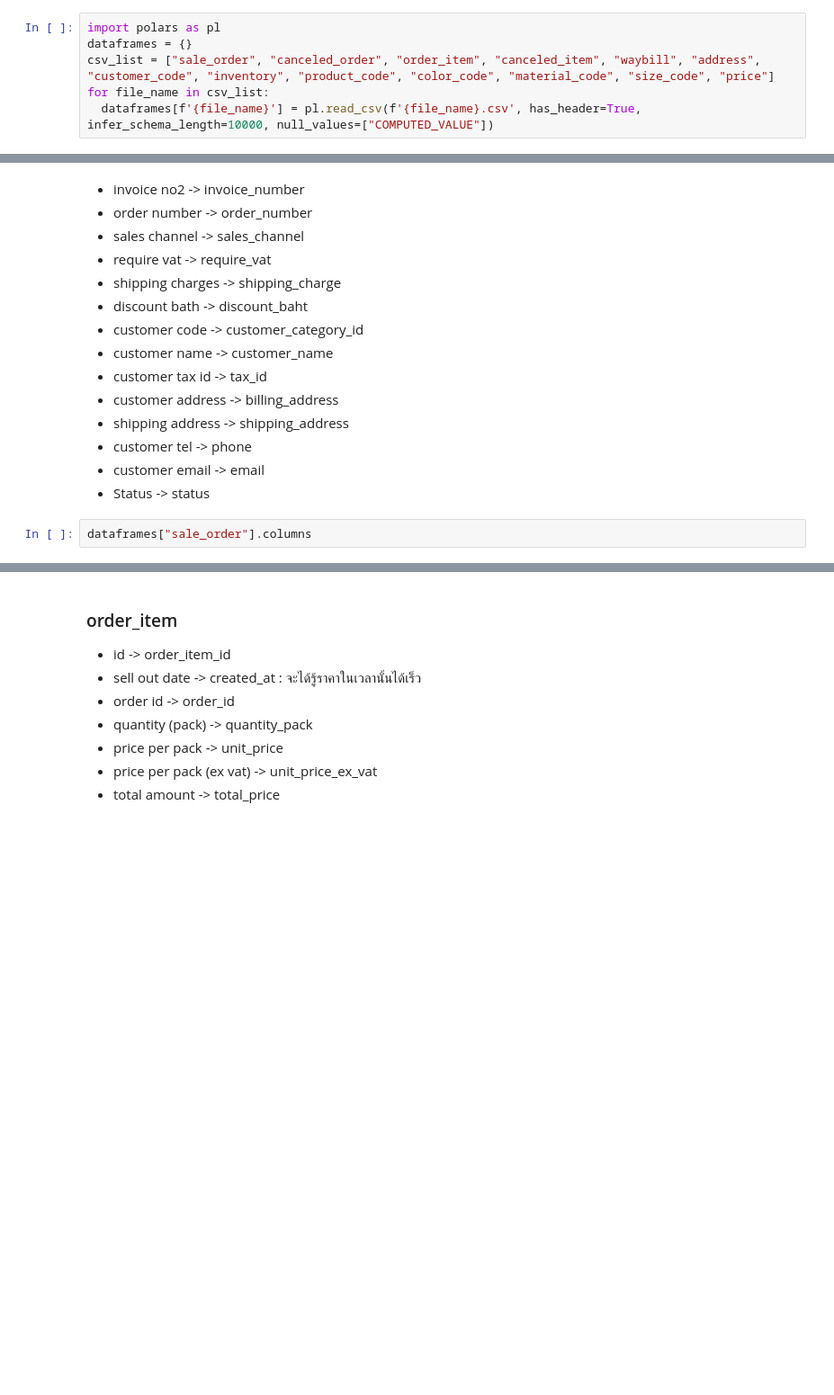
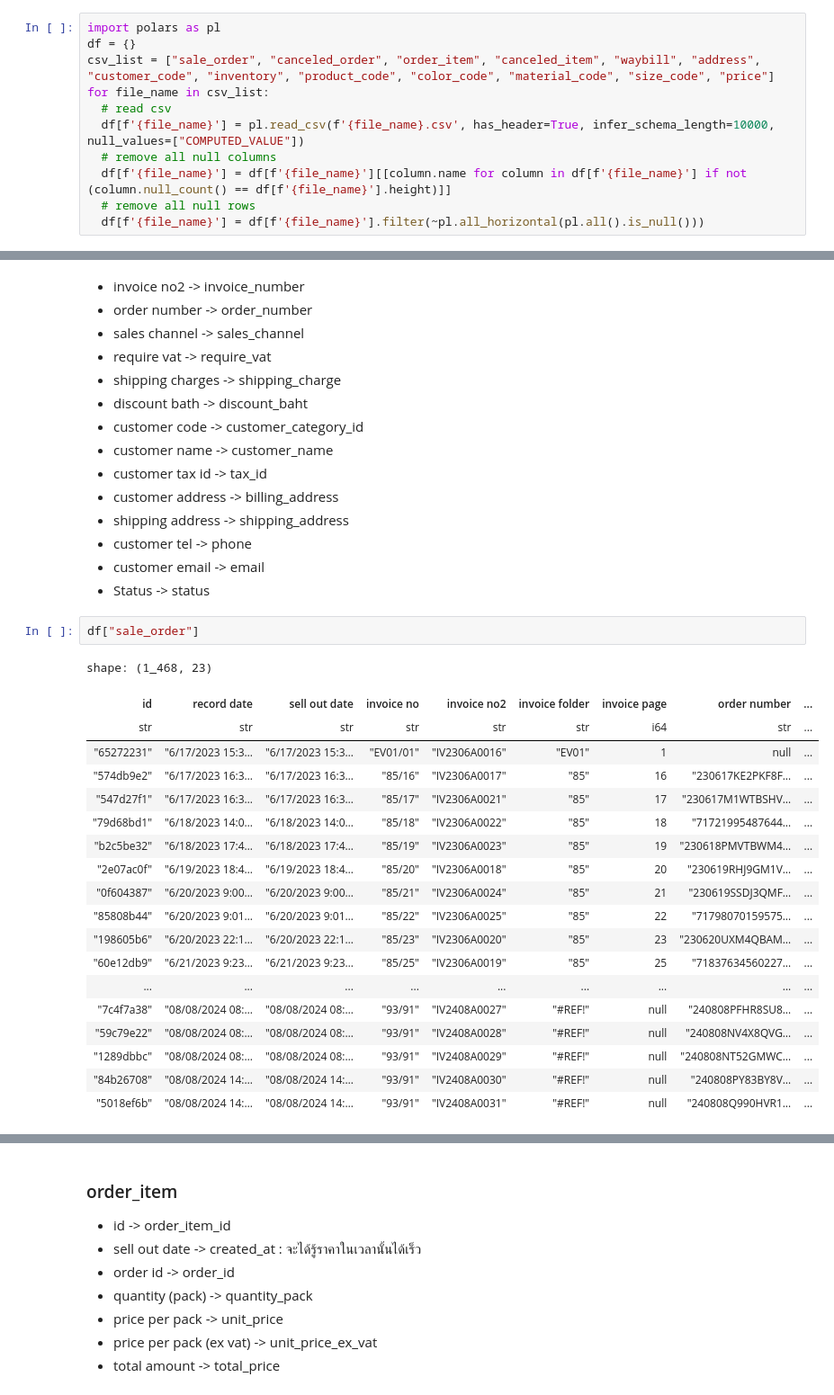
Before and after one commit to PrintTrd/elgo_data_pipeline, a Jupyter notebook: scripts/Preprocess_dataset.ipynb, the cells around one changed output, grey strips where cells are left out. Shown at 90% size. Drawn from its saved outputs; the diff is of its cells as text; blank space fills up the shorter version.

Commit message:
Transform data: Use loop and change DateTime format

```diff
--- a/scripts/Preprocess_dataset.ipynb
+++ b/scripts/Preprocess_dataset.ipynb
@@ -71,7 +71,12 @@
 สร้าง Dataframes
 # %%
 import polars as pl
-dataframes = {}
+df = {}
 csv_list = ["sale_order", "canceled_order", "order_item", "canceled_item", "waybill", "address", "customer_code", "inventory", "product_code", "color_code", "material_code", "size_code", "price"]
 for file_name in csv_list:
-  dataframes[f'{file_name}'] = pl.read_csv(f'{file_name}.csv', has_header=True, infer_schema_length=10000, null_values=["COMPUTED_VALUE"])
+  # read csv
+  df[f'{file_name}'] = pl.read_csv(f'{file_name}.csv', has_header=True, infer_schema_length=10000, null_values=["COMPUTED_VALUE"])
+  # remove all null columns
+  df[f'{file_name}'] = df[f'{file_name}'][[column.name for column in df[f'{file_name}'] if not (column.null_count() == df[f'{file_name}'].height)]]
+  # remove all null rows
+  df[f'{file_name}'] = df[f'{file_name}'].filter(~pl.all_horizontal(pl.all().is_null()))
@@ -116,6 +121,26 @@ dataframes
   - customer tel -> phone
   - customer email -> email
   - Status -> status
-# %%
-dataframes["sale_order"].columns
+# %%
+df["sale_order"]
+# %% [output]
+shape: (1_468, 23)
+| id | record date | sell out date | invoice no | invoice no2 | invoice folder | invoice page | order number | ... |
+| str | str | str | str | str | str | i64 | str | ... |
+| "65272231" | "6/17/2023 15:3… | "6/17/2023 15:3… | "EV01/01" | "IV2306A0016" | "EV01" | 1 | null | ... |
+| "574db9e2" | "6/17/2023 16:3… | "6/17/2023 16:3… | "85/16" | "IV2306A0017" | "85" | 16 | "230617KE2PKF8F… | ... |
+| "547d27f1" | "6/17/2023 16:3… | "6/17/2023 16:3… | "85/17" | "IV2306A0021" | "85" | 17 | "230617M1WTBSHV… | ... |
+| "79d68bd1" | "6/18/2023 14:0… | "6/18/2023 14:0… | "85/18" | "IV2306A0022" | "85" | 18 | "71721995487644… | ... |
+| "b2c5be32" | "6/18/2023 17:4… | "6/18/2023 17:4… | "85/19" | "IV2306A0023" | "85" | 19 | "230618PMVTBWM4… | ... |
+| "2e07ac0f" | "6/19/2023 18:4… | "6/19/2023 18:4… | "85/20" | "IV2306A0018" | "85" | 20 | "230619RHJ9GM1V… | ... |
+| "0f604387" | "6/20/2023 9:00… | "6/20/2023 9:00… | "85/21" | "IV2306A0024" | "85" | 21 | "230619SSDJ3QMF… | ... |
+| "85808b44" | "6/20/2023 9:01… | "6/20/2023 9:01… | "85/22" | "IV2306A0025" | "85" | 22 | "71798070159575… | ... |
+| "198605b6" | "6/20/2023 22:1… | "6/20/2023 22:1… | "85/23" | "IV2306A0020" | "85" | 23 | "230620UXM4QBAM… | ... |
+| "60e12db9" | "6/21/2023 9:23… | "6/21/2023 9:23… | "85/25" | "IV2306A0019" | "85" | 25 | "71837634560227… | ... |
+| ... | ... | ... | ... | ... | ... | ... | ... | ... |
+| "7c4f7a38" | "08/08/2024 08:… | "08/08/2024 08:… | "93/91" | "IV2408A0027" | "#REF!" | null | "240808PFHR8SU8… | ... |
+| "59c79e22" | "08/08/2024 08:… | "08/08/2024 08:… | "93/91" | "IV2408A0028" | "#REF!" | null | "240808NV4X8QVG… | ... |
+| "1289dbbc" | "08/08/2024 08:… | "08/08/2024 08:… | "93/91" | "IV2408A0029" | "#REF!" | null | "240808NT52GMWC… | ... |
+| "84b26708" | "08/08/2024 14:… | "08/08/2024 14:… | "93/91" | "IV2408A0030" | "#REF!" | null | "240808PY83BY8V… | ... |
+| "5018ef6b" | "08/08/2024 14:… | "08/08/2024 14:… | "93/91" | "IV2408A0031" | "#REF!" | null | "240808Q990HVR1… | ... |
 # %%
```
Also changed, not shown: parts of 40 cells of this notebook.
